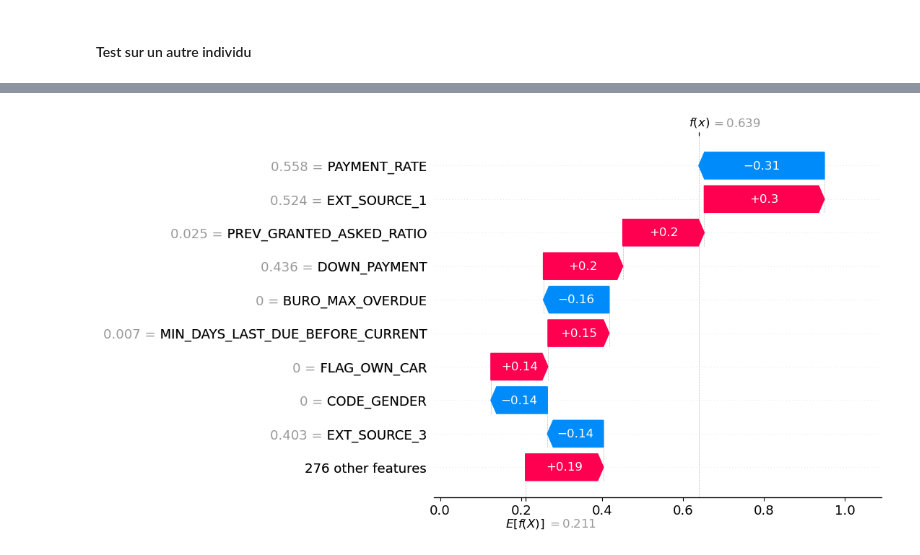
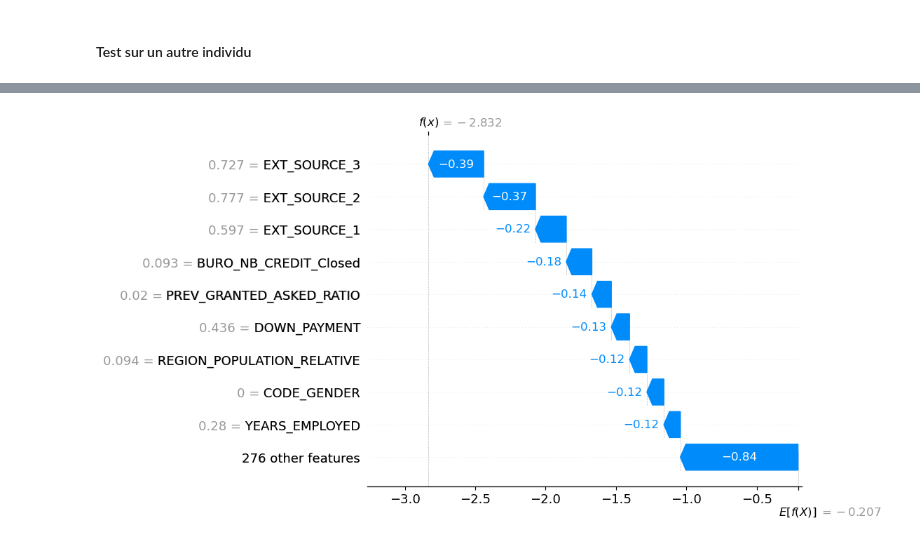
Before and after one commit to AntoineAr/Home-Credit-Project, a Jupyter notebook: Modélisation/Modélisation.ipynb, the cells around one changed output, grey strips where cells are left out. Drawn from its saved outputs; the diff is of its cells as text; code cells hidden in the pictures.

```diff
--- a/Modélisation/Modélisation.ipynb
+++ b/Modélisation/Modélisation.ipynb
@@ -1553 +1548,4 @@ shap.force_plot(explainer.expected_value[1], shap_values[1][2], X_val_scaled[2].
+# %%
+# Graphique de force pour une prédiction individuelle
+indice = 1050
 # %%
@@ -1564,7 +1556,9 @@ shap.plots.waterfall(exp[0])
-# %%
-# waterfall qui montre le chemin pour arriver à la proba de remboursement
-exp = shap.Explanation(shap_values[0], explainer.expected_value[0], X_val_scaled[2,:].reshape(1, -1), feature_names=feature_names)
-shap.plots.waterfall(exp[0])
-# %% [output]
-[figure, removed]
+# %%
+# Graphique d'explication individuelle détaillé
+shap.waterfall_plot(shap.Explanation(values=shap_values[1][indice],
+                                     base_values=explainer.expected_value[1],
+                                     data=X_val_scaled[indice],
+                                     feature_names=feature_names))
+# %% [output]
+[figure, added]
 # %%
```
Also changed, not shown: parts of 16 cells of this notebook, 2 other files.
